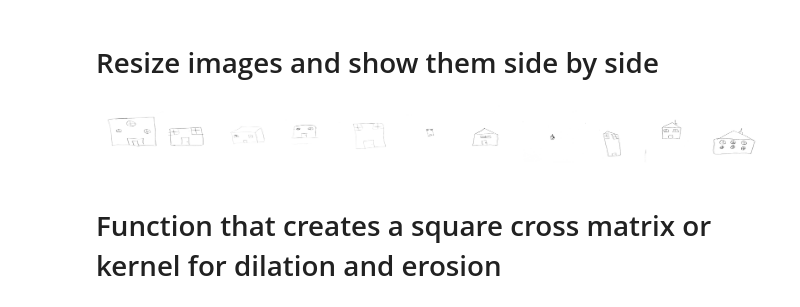
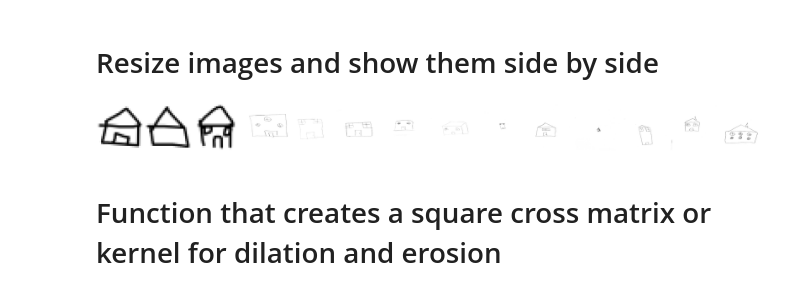
Before and after one commit to lindaabdullah/Thesis_experiments, a Jupyter notebook: RoofFeatureExtraction.ipynb, the cells around one changed output. Saved outputs shown, nothing was run; the diff lists cells and outputs as text; code cells hidden in the pictures.

Commit message:
modified RoofFeatureExtraction file

```diff
--- a/RoofFeatureExtraction.ipynb
+++ b/RoofFeatureExtraction.ipynb
@@ -13,7 +13,7 @@ from skimage.transform import rescale, resize, downscale_local_mean
 
 
 images = []
-root = "/content/drive/MyDrive/roofFeature/test/"
+root = "/content/drive/MyDrive/roofFeature/test_1/"
 files = os.listdir(root)
 
 for filename in files:
@@ -25,12 +39,12 @@ print(f"number of images: {len(files)}")
 # %%
 resized_imgs = []
 for i in images:
-  resized = cv2.resize(i, (255,255), interpolation = cv2.INTER_AREA)
+  resized = cv2.resize(i, (256,256), interpolation = cv2.INTER_AREA)
   resized_imgs.append(resized)
 
 cv2_imshow(np.hstack(resized_imgs))
 # %% [output]
-[figure, old version]
+[figure, new version]
 # %% [markdown]
 # Function that creates a square cross matrix or kernel for dilation and erosion
 # %%
```
Also changed, not shown: parts of 7 cells of this notebook.
